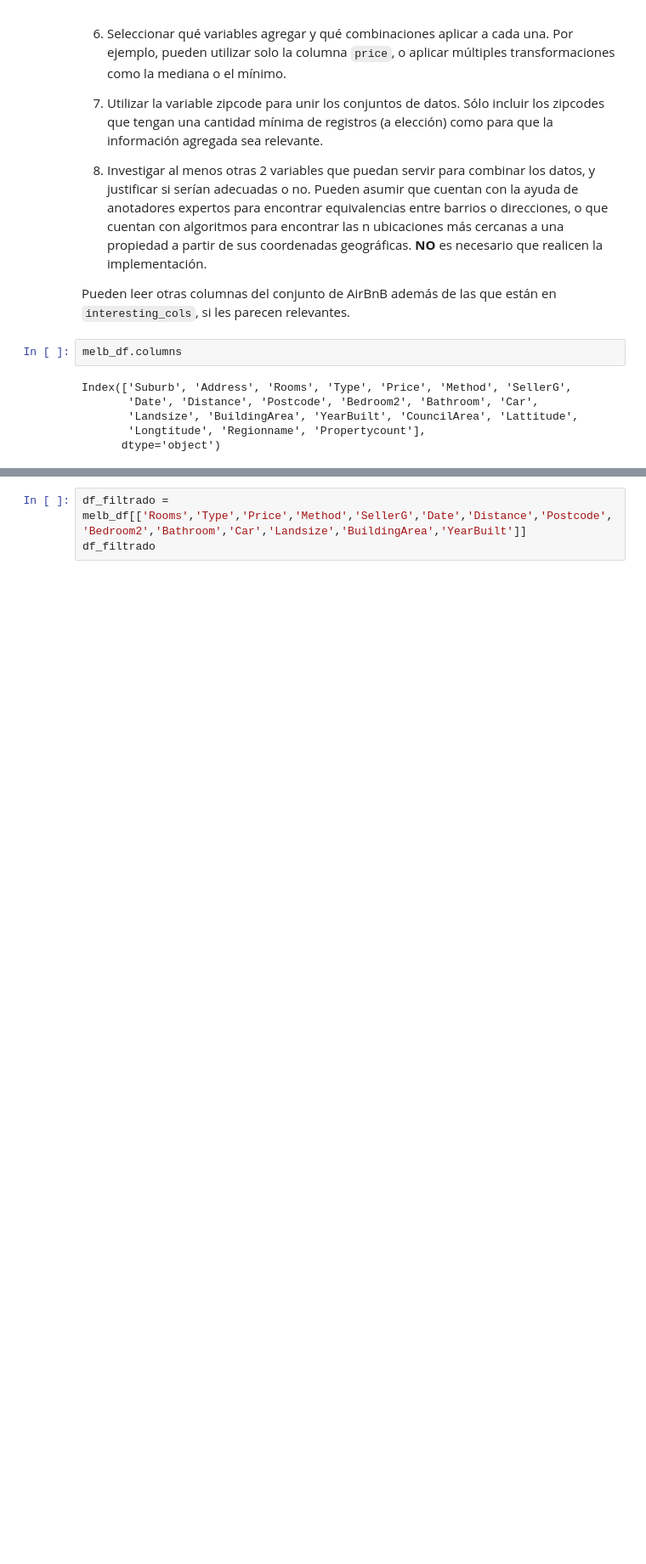
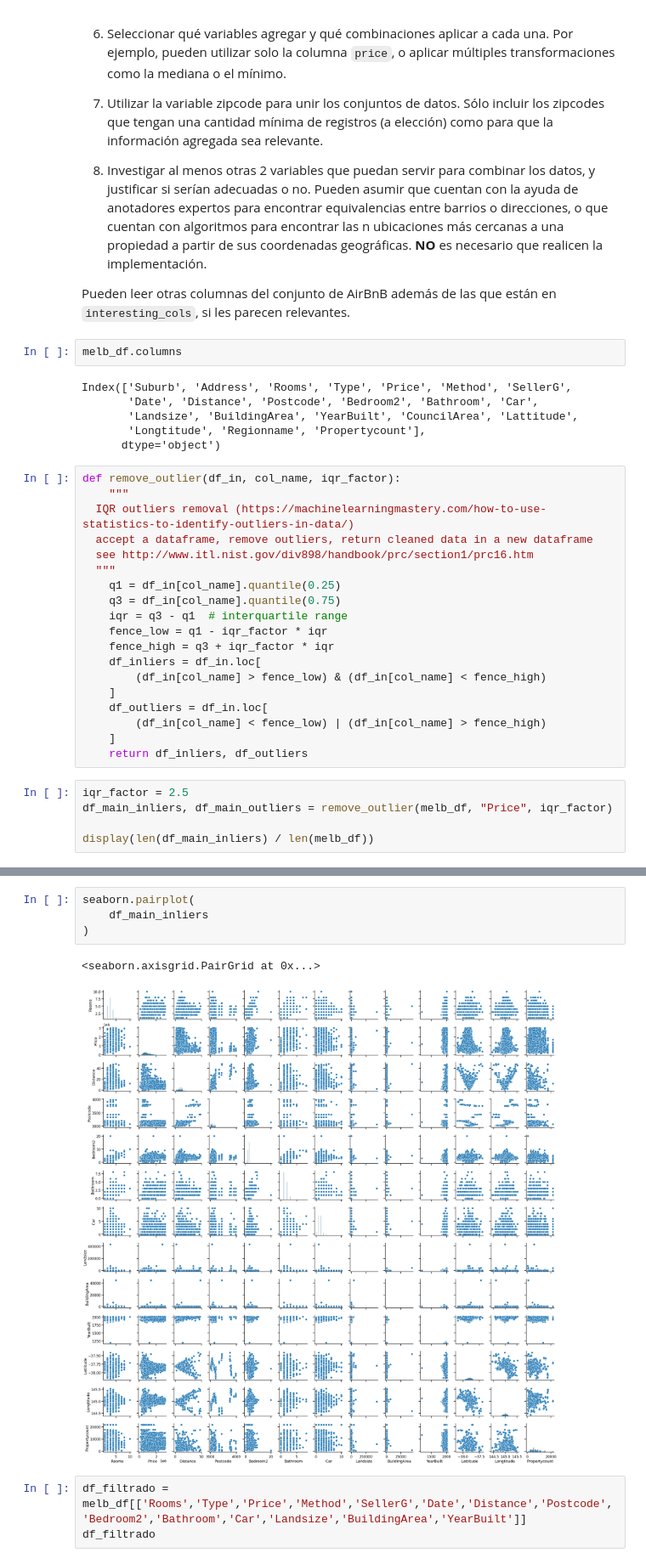
Before and after one commit to eliasexequiel/diplodatos, a Jupyter notebook: 02_analisis_y_curacion/trabajo_practico_2_parte_1_exequiel.ipynb, the cells around one changed output, grey strips where cells are left out. Shown at 85% size. Saved outputs shown, nothing was run; the diff lists cells and outputs as text; blank space fills up the shorter version.

```diff
--- a/02_analisis_y_curacion/trabajo_practico_2_parte_1_exequiel.ipynb
+++ b/02_analisis_y_curacion/trabajo_practico_2_parte_1_exequiel.ipynb
@@ -63,3 +63,27 @@ Index(['Suburb', 'Address', 'Rooms', 'Type', 'Price', 'Method', 'SellerG',
        'Landsize', 'BuildingArea', 'YearBuilt', 'CouncilArea', 'Lattitude',
        'Longtitude', 'Regionname', 'Propertycount'],
       dtype='object')
+# %%
+def remove_outlier(df_in, col_name, iqr_factor):
+    """
+  IQR outliers removal (https://machinelearningmastery.com/how-to-use-statistics-to-identify-outliers-in-data/)
+  accept a dataframe, remove outliers, return cleaned data in a new dataframe
+  see http://www.itl.nist.gov/div898/handbook/prc/section1/prc16.htm
+  """
+    q1 = df_in[col_name].quantile(0.25)
+    q3 = df_in[col_name].quantile(0.75)
+    iqr = q3 - q1  # interquartile range
+    fence_low = q1 - iqr_factor * iqr
+    fence_high = q3 + iqr_factor * iqr
+    df_inliers = df_in.loc[
+        (df_in[col_name] > fence_low) & (df_in[col_name] < fence_high)
+    ]
+    df_outliers = df_in.loc[
+        (df_in[col_name] < fence_low) | (df_in[col_name] > fence_high)
+    ]
+    return df_inliers, df_outliers
+# %%
+iqr_factor = 2.5
+df_main_inliers, df_main_outliers = remove_outlier(melb_df, "Price", iqr_factor)
+
+display(len(df_main_inliers) / len(melb_df))
@@ -66,3 +141,10 @@ Index(['Suburb', 'Address', 'Rooms', 'Type', 'Price', 'Method', 'SellerG',
+# %%
+seaborn.pairplot(
+    df_main_inliers
+)
+# %% [output]
+<seaborn.axisgrid.PairGrid at 0x...>
+[figure, added]
 # %%
 df_filtrado = melb_df[['Rooms','Type','Price','Method','SellerG','Date','Distance','Postcode','Bedroom2','Bathroom','Car','Landsize','BuildingArea','YearBuilt']]
 df_filtrado
```
Also changed, not shown: parts of 5 cells of this notebook, 3 other files.
